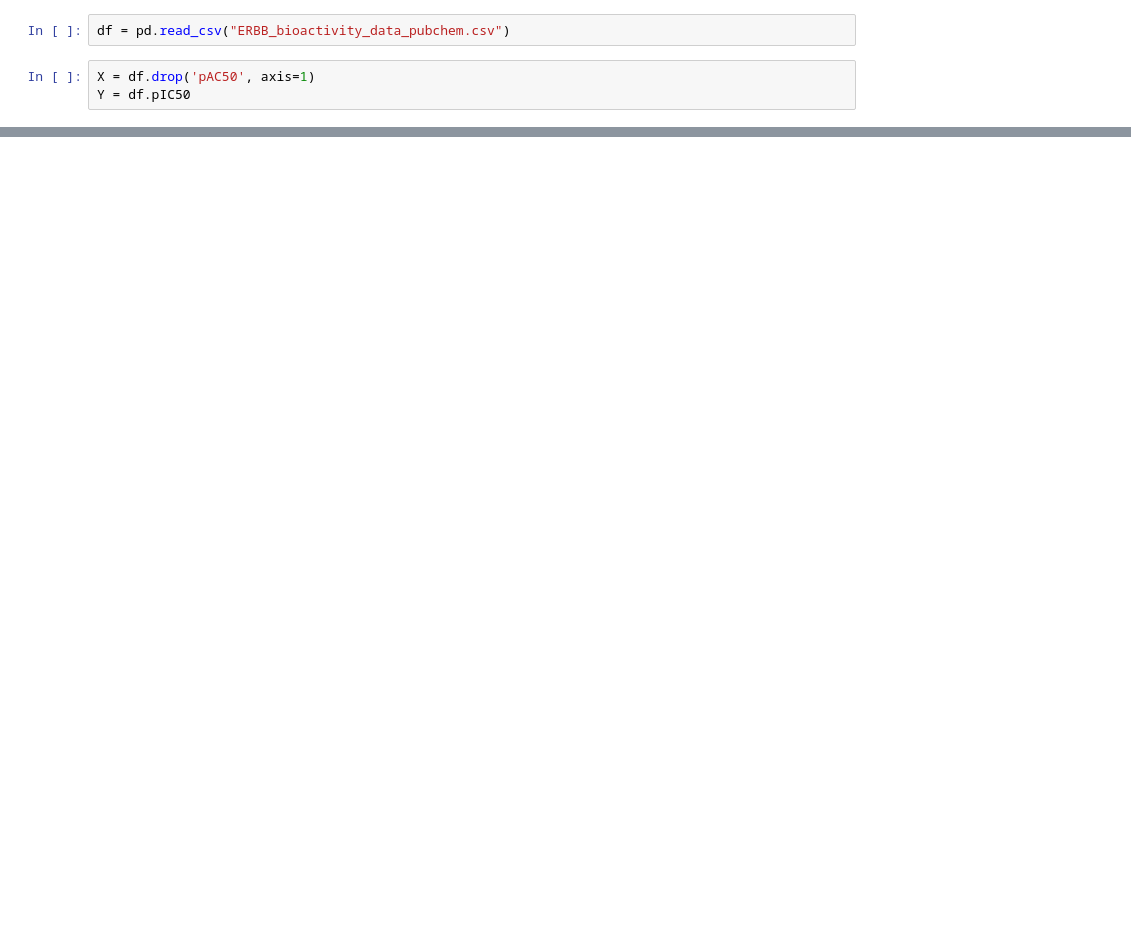
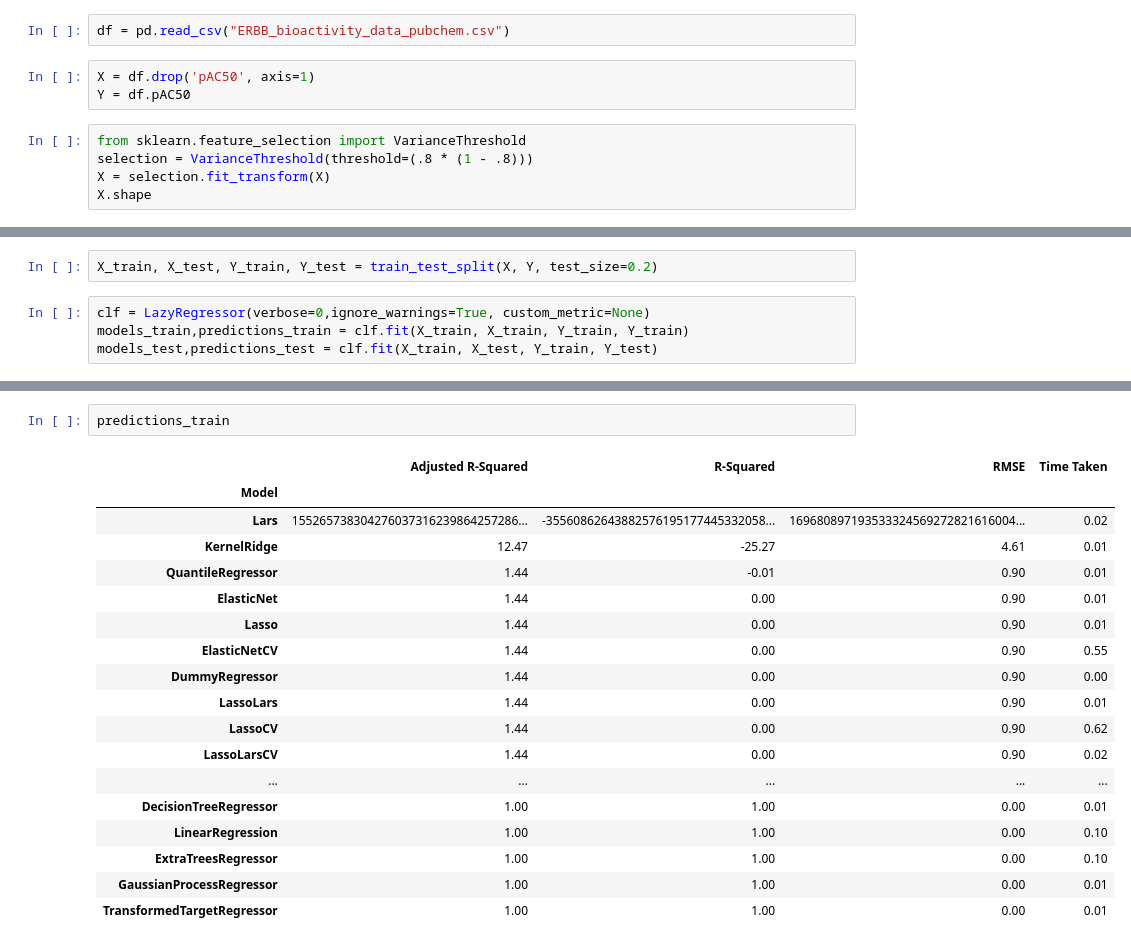
Before and after one commit to WendiYang7/protein_activity_modelling, a Jupyter notebook: model_comparison.ipynb, the cells around one changed output, grey strips where cells are left out. Saved outputs shown, nothing was run; the diff lists cells and outputs as text; blank space fills up the shorter version.

Commit message:
compared with other models

```diff
--- a/model_comparison.ipynb
+++ b/model_comparison.ipynb
@@ -10,4 +25,9 @@ ModuleNotFoundError: No module named 'lazypredict'
 df = pd.read_csv("ERBB_bioactivity_data_pubchem.csv")
 # %%
 X = df.drop('pAC50', axis=1)
-Y = df.pIC50
+Y = df.pAC50
+# %%
+from sklearn.feature_selection import VarianceThreshold
+selection = VarianceThreshold(threshold=(.8 * (1 - .8)))
+X = selection.fit_transform(X)
+X.shape
@@ -13,0 +36,6 @@ Y = df.pIC50
+# %%
+X_train, X_test, Y_train, Y_test = train_test_split(X, Y, test_size=0.2)
+# %%
+clf = LazyRegressor(verbose=0,ignore_warnings=True, custom_metric=None)
+models_train,predictions_train = clf.fit(X_train, X_train, Y_train, Y_train)
+models_test,predictions_test = clf.fit(X_train, X_test, Y_train, Y_test)
@@ -13,0 +77,21 @@ Y = df.pIC50
+# %%
+predictions_train
+# %% [output]
+|  | Adjusted R-Squared | R-Squared | RMSE | Time Taken |
+| Model |  |  |  |  |
+| Lars | 155265738304276037316239864257286... | -35560862643882576195177445332058... | 169680897193533324569272821616004... | 0.02 |
+| KernelRidge | 12.47 | -25.27 | 4.61 | 0.01 |
+| QuantileRegressor | 1.44 | -0.01 | 0.90 | 0.01 |
+| ElasticNet | 1.44 | 0.00 | 0.90 | 0.01 |
+| Lasso | 1.44 | 0.00 | 0.90 | 0.01 |
+| ElasticNetCV | 1.44 | 0.00 | 0.90 | 0.55 |
+| DummyRegressor | 1.44 | 0.00 | 0.90 | 0.00 |
+| LassoLars | 1.44 | 0.00 | 0.90 | 0.01 |
+| LassoCV | 1.44 | 0.00 | 0.90 | 0.62 |
+| LassoLarsCV | 1.44 | 0.00 | 0.90 | 0.02 |
+| ... | ... | ... | ... | ... |
+| DecisionTreeRegressor | 1.00 | 1.00 | 0.00 | 0.01 |
+| LinearRegression | 1.00 | 1.00 | 0.00 | 0.10 |
+| ExtraTreesRegressor | 1.00 | 1.00 | 0.00 | 0.10 |
+| GaussianProcessRegressor | 1.00 | 1.00 | 0.00 | 0.01 |
+| TransformedTargetRegressor | 1.00 | 1.00 | 0.00 | 0.01 |
```
Also changed, not shown: parts of 10 cells of this notebook.
